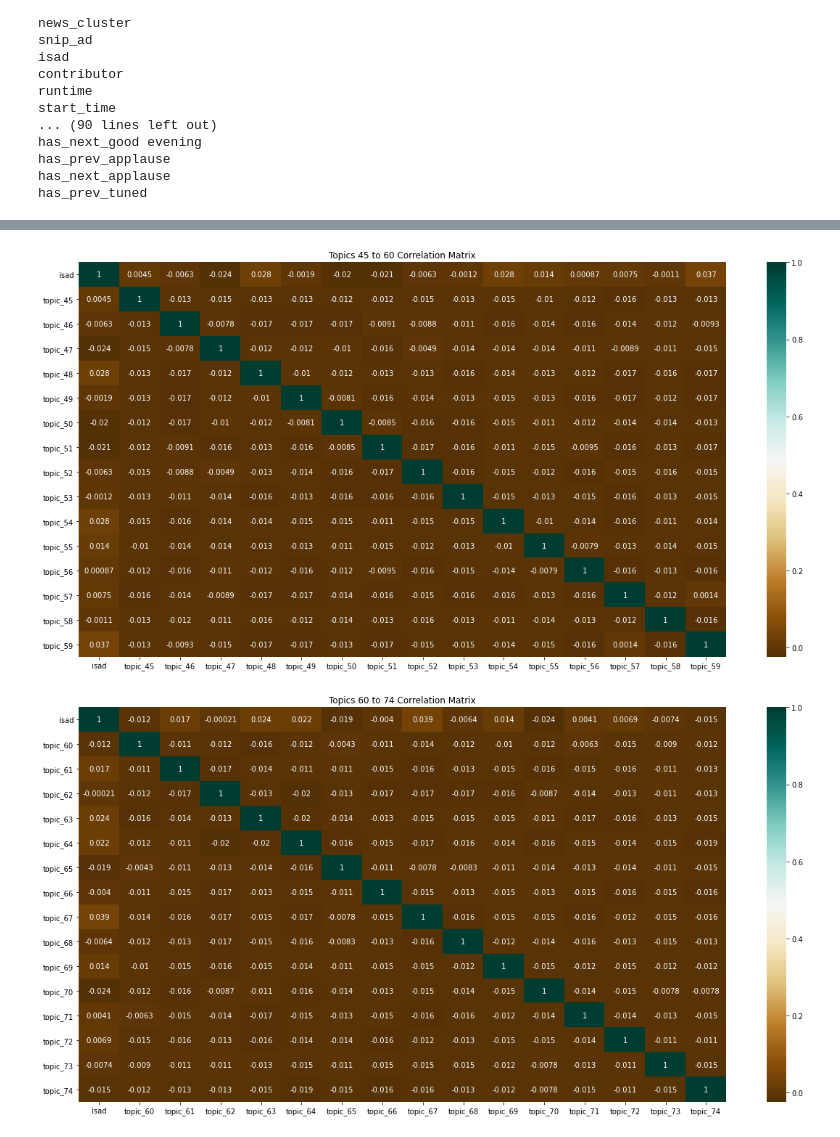
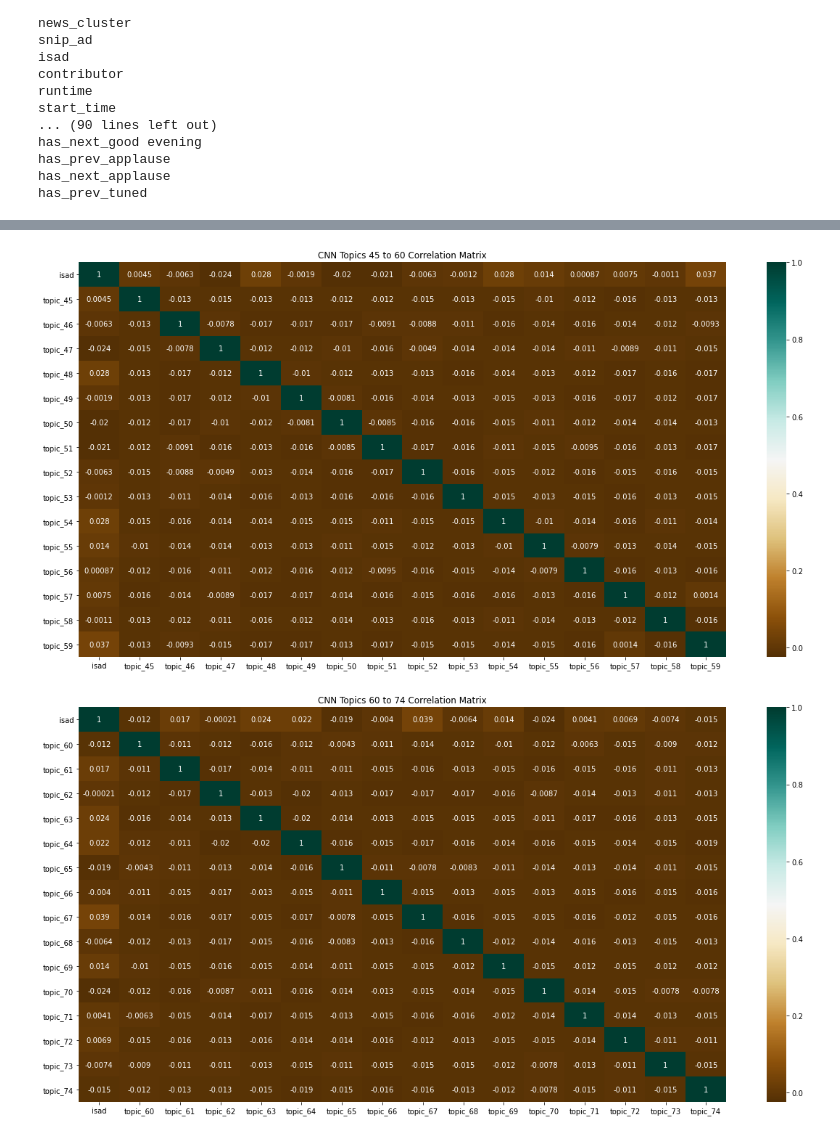
Before and after one commit to LinneaHarts/ad_finder_cc, a Jupyter notebook: notebooks/CNN Correlations and Statistics.ipynb, the cells around one changed output, grey strips where cells are left out. Cells and saved outputs as stored; diff of their text form; code cells hidden in the pictures.

```diff
--- a/notebooks/CNN Correlations and Statistics.ipynb
+++ b/notebooks/CNN Correlations and Statistics.ipynb
@@ -89,16 +89,16 @@ plot_correlation_matrix(topics_df, 'topic_30_44_corr', 'Topics 30 to 44 Correlat
 # %%
 column_list = ['topic_' + str(i) for i in range (45, 60)]
 column_list = ['isad'] + column_list
 
 topics_df = cnn_df[column_list]
-plot_correlation_matrix(topics_df, 'topic_45_60_corr', 'Topics 45 to 60 Correlation Matrix')
+plot_correlation_matrix(topics_df, 'topic_45_60_corr', 'CNN Topics 45 to 60 Correlation Matrix')
 # %% [output]
-[figure, old version]
+[figure, new version]
 # %%
 column_list = ['topic_' + str(i) for i in range (60, 75)]
 column_list = ['isad'] + column_list
 
 topics_df = cnn_df[column_list]
-plot_correlation_matrix(topics_df, 'topic_60_to_74_corr', 'Topics 60 to 74 Correlation Matrix')
+plot_correlation_matrix(topics_df, 'topic_60_to_74_corr', 'CNN Topics 60 to 74 Correlation Matrix')
 # %% [output]
-[figure, old version]
+[figure, new version]
```
Also changed, not shown: parts of 5 cells of this notebook, 23 other files.
